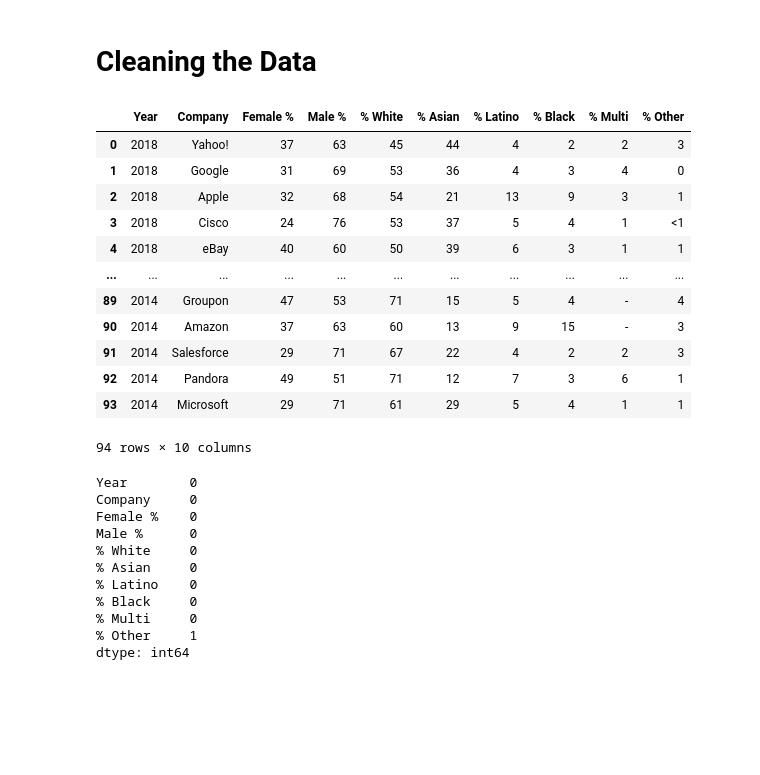
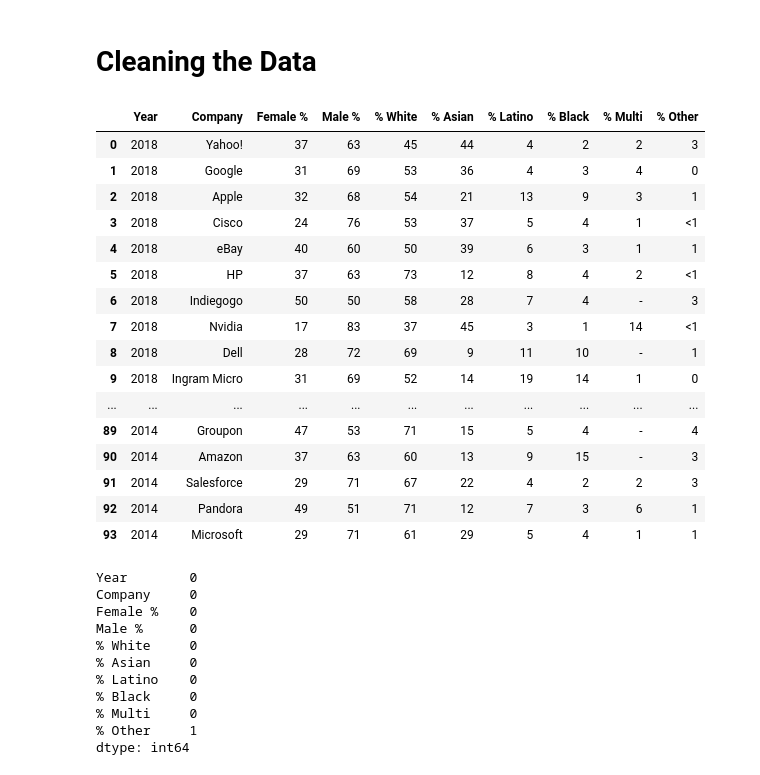
Before and after one commit to AIDecisions/project-1-group-15, a Jupyter notebook: Paris_Work/project_1_paris.ipynb, the cells around one changed output. Drawn from its saved outputs; the diff is of its cells as text; code cells hidden in the pictures; blank space fills up the shorter version.

```diff
--- a/Paris_Work/project_1_paris.ipynb
+++ b/Paris_Work/project_1_paris.ipynb
@@ -55,21 +55,27 @@ Name: Company, dtype: object
 # %%
 # Channel Natasha Bedingfield and release your inhibitions... and drop the '% Other' column
 df = df.drop(columns = "% Undeclared")
+# Remove rows with Company name as "Apple (excluding undeclared)" as this is a duplicate of "Apple"
+df = df[df.Company != "Apple (excluding undeclared)"]
 df
 # %% [output]
 |  | Year | Company | Female % | Male % | % White | % Asian | % Latino | % Black | % Multi | % Other |
 | 0 | 2018 | Yahoo! | 37 | 63 | 45 | 44 | 4 | 2 | 2 | 3 |
 | 1 | 2018 | Google | 31 | 69 | 53 | 36 | 4 | 3 | 4 | 0 |
 | 2 | 2018 | Apple | 32 | 68 | 54 | 21 | 13 | 9 | 3 | 1 |
 | 3 | 2018 | Cisco | 24 | 76 | 53 | 37 | 5 | 4 | 1 | <1 |
 | 4 | 2018 | eBay | 40 | 60 | 50 | 39 | 6 | 3 | 1 | 1 |
+| 5 | 2018 | HP | 37 | 63 | 73 | 12 | 8 | 4 | 2 | <1 |
+| 6 | 2018 | Indiegogo | 50 | 50 | 58 | 28 | 7 | 4 | - | 3 |
+| 7 | 2018 | Nvidia | 17 | 83 | 37 | 45 | 3 | 1 | 14 | <1 |
+| 8 | 2018 | Dell | 28 | 72 | 69 | 9 | 11 | 10 | - | 1 |
+| 9 | 2018 | Ingram Micro | 31 | 69 | 52 | 14 | 19 | 14 | 1 | 0 |
 | ... | ... | ... | ... | ... | ... | ... | ... | ... | ... | ... |
 | 89 | 2014 | Groupon | 47 | 53 | 71 | 15 | 5 | 4 | - | 4 |
 | 90 | 2014 | Amazon | 37 | 63 | 60 | 13 | 9 | 15 | - | 3 |
 | 91 | 2014 | Salesforce | 29 | 71 | 67 | 22 | 4 | 2 | 2 | 3 |
 | 92 | 2014 | Pandora | 49 | 51 | 71 | 12 | 7 | 3 | 6 | 1 |
 | 93 | 2014 | Microsoft | 29 | 71 | 61 | 29 | 5 | 4 | 1 | 1 |
-94 rows × 10 columns
 # %%
 # Sum the nulls in each column
 print(df.isnull().sum())
```
Also changed, not shown: parts of 11 cells of this notebook.
